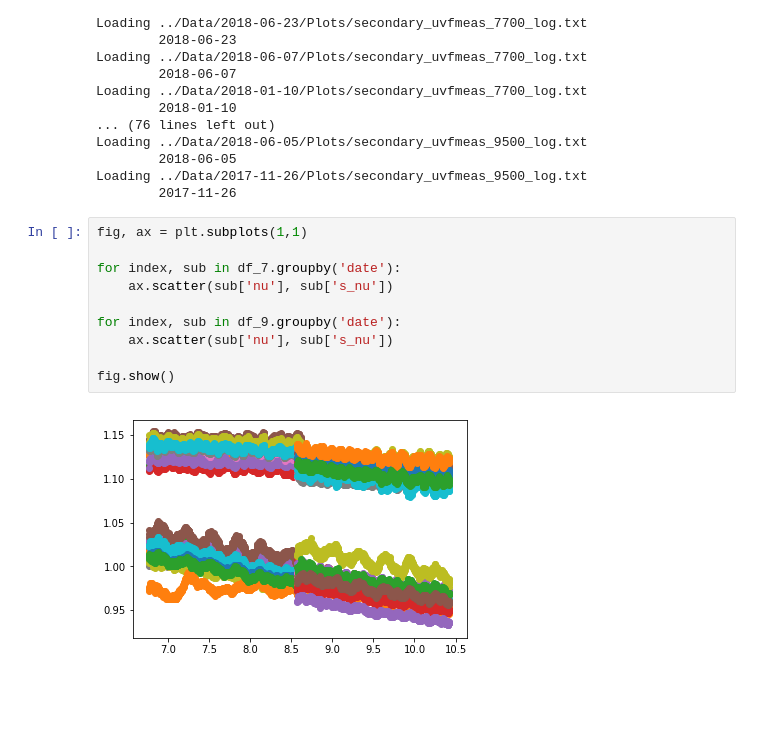
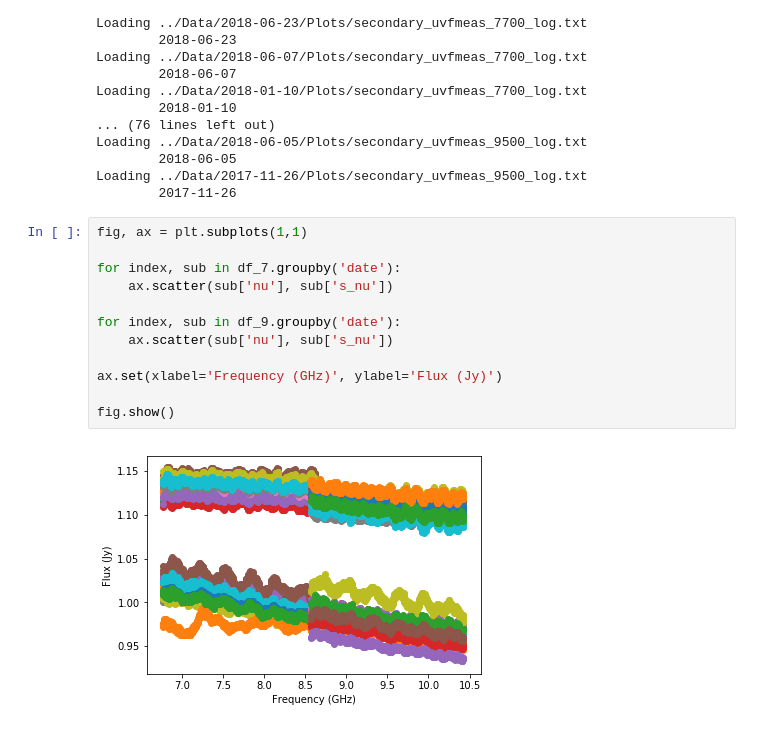
Before and after one commit to tjgalvin/C3171_Reduction, a Jupyter notebook: Notebooks/Secondary_uvfmeas_Inspection.ipynb, the cells around one changed output. Drawn from its saved outputs; the diff is of its cells as text; blank space fills up the shorter version.

Commit message:
Figure labels

```diff
--- a/Notebooks/Secondary_uvfmeas_Inspection.ipynb
+++ b/Notebooks/Secondary_uvfmeas_Inspection.ipynb
@@ -50,12 +50,14 @@ Loading ../Data/2017-11-26/Plots/secondary_uvfmeas_9500_log.txt
 # %%
 fig, ax = plt.subplots(1,1)
 
 for index, sub in df_7.groupby('date'):
     ax.scatter(sub['nu'], sub['s_nu'])
 
 for index, sub in df_9.groupby('date'):
     ax.scatter(sub['nu'], sub['s_nu'])
 
+ax.set(xlabel='Frequency (GHz)', ylabel='Flux (Jy)')
+
 fig.show()
 # %% [output]
-[figure, old version]
+[figure, new version]
```
